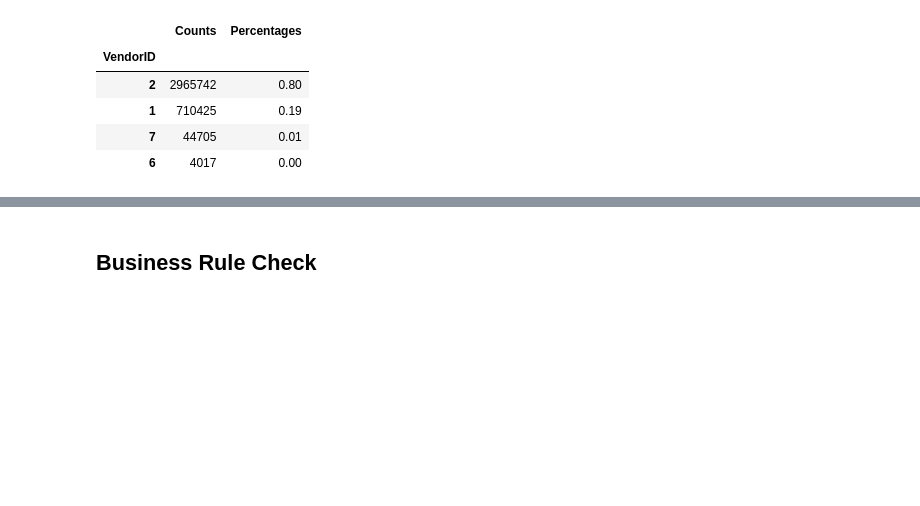
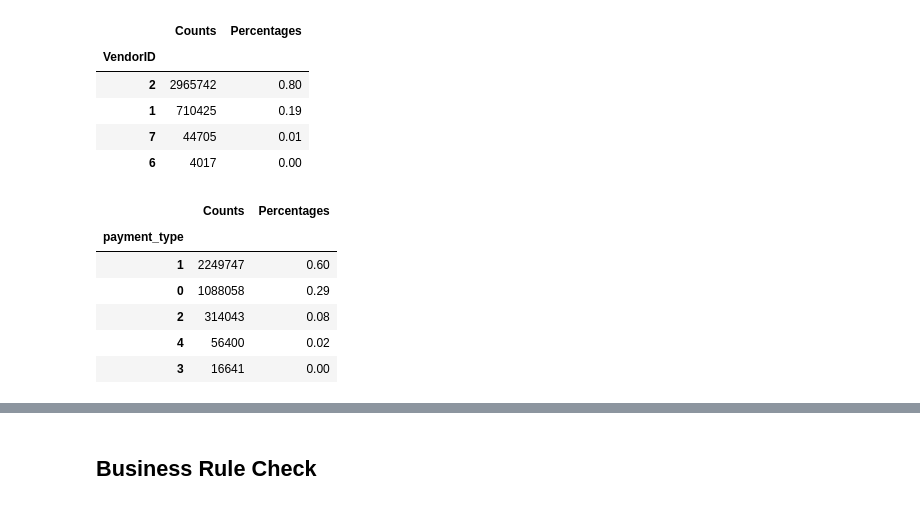
Before and after one commit to samuel54illinois/NYC_TLC_Trip_Record_Analysis, a Jupyter notebook: notebook_analysis/0_data_audit.ipynb, the cells around one changed output, grey strips where cells are left out. Cells and saved outputs as stored; diff of their text form; code cells hidden in the pictures; blank space fills up the shorter version.

```diff
--- a/notebook_analysis/0_data_audit.ipynb
+++ b/notebook_analysis/0_data_audit.ipynb
@@ -382,3 +381,21 @@ result
 | 1 | 710425 | 0.19 |
 | 7 | 44705 | 0.01 |
 | 6 | 4017 | 0.00 |
+# %%
+counts = yellow_trip_data["payment_type"].value_counts(dropna=False)
+percentage = yellow_trip_data["payment_type"].value_counts(normalize=True, dropna=False)
+
+result = pd.DataFrame(
+    {"Counts" : counts,
+    "Percentages" : percentage}
+)
+
+result
+# %% [output]
+|  | Counts | Percentages |
+| payment_type |  |  |
+| 1 | 2249747 | 0.60 |
+| 0 | 1088058 | 0.29 |
+| 2 | 314043 | 0.08 |
+| 4 | 56400 | 0.02 |
+| 3 | 16641 | 0.00 |
```
Also changed, not shown: parts of 6 cells of this notebook.
